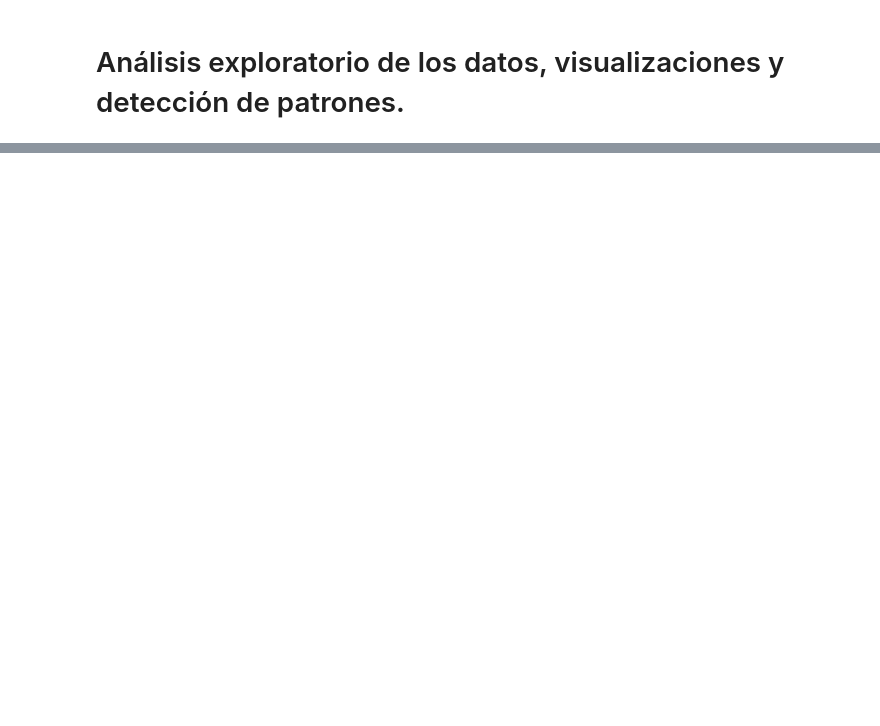
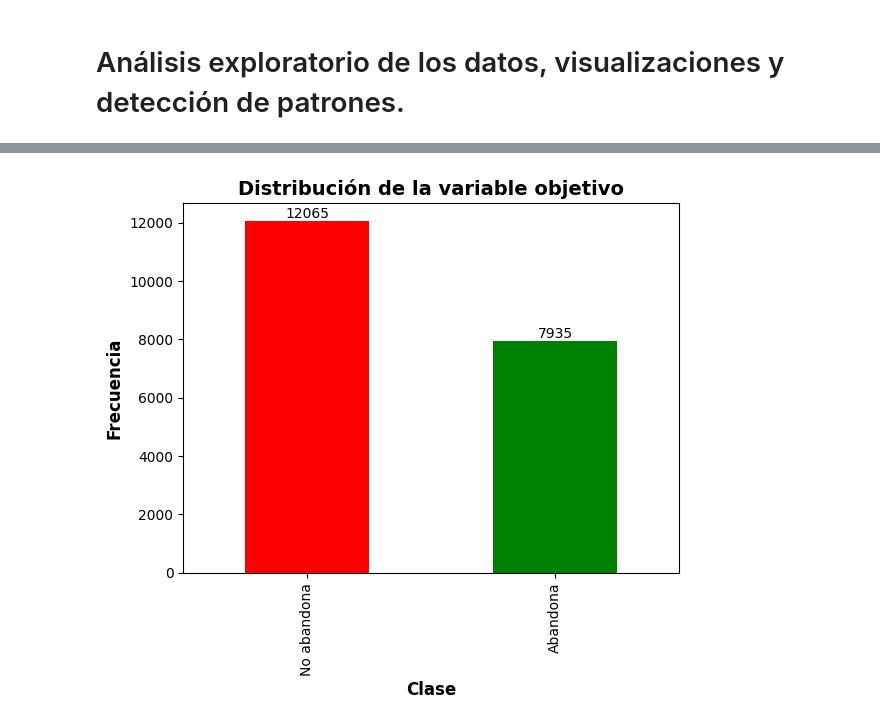
Before and after one commit to ramirezluna-david/proyecto_modelado_grp2, a Jupyter notebook: notebooks/01_exploratory_analysis.ipynb, the cells around one changed output, grey strips where cells are left out. Drawn from its saved outputs; the diff is of its cells as text; code cells hidden in the pictures; blank space fills up the shorter version.

```diff
--- a/notebooks/01_exploratory_analysis.ipynb
+++ b/notebooks/01_exploratory_analysis.ipynb
@@ -21,0 +215,14 @@ data.head()
+# %%
+# grafica la distribución de la variable objetivo
+data[target].value_counts().plot(kind="bar", color=["red", "green"])
+plt.title("Distribución de la variable objetivo", fontweight="bold", fontsize=14)
+plt.xlabel("Clase", fontweight="bold", fontsize=12)
+plt.ylabel("Frecuencia", fontweight="bold", fontsize=12)
+# agrega los nombres de las clases en el eje (0 = No, 1 = Si)
+plt.xticks([0, 1], ["No abandona", "Abandona"])
+# Agrega las etiquetas a cada clase
+for i, count in enumerate(data[target].value_counts()):
+    plt.text(i, count, str(count), ha='center', va='bottom')
+plt.show()
+# %% [output]
+[figure, added]
```
Also changed, not shown: parts of 22 cells of this notebook, 3 other files.
